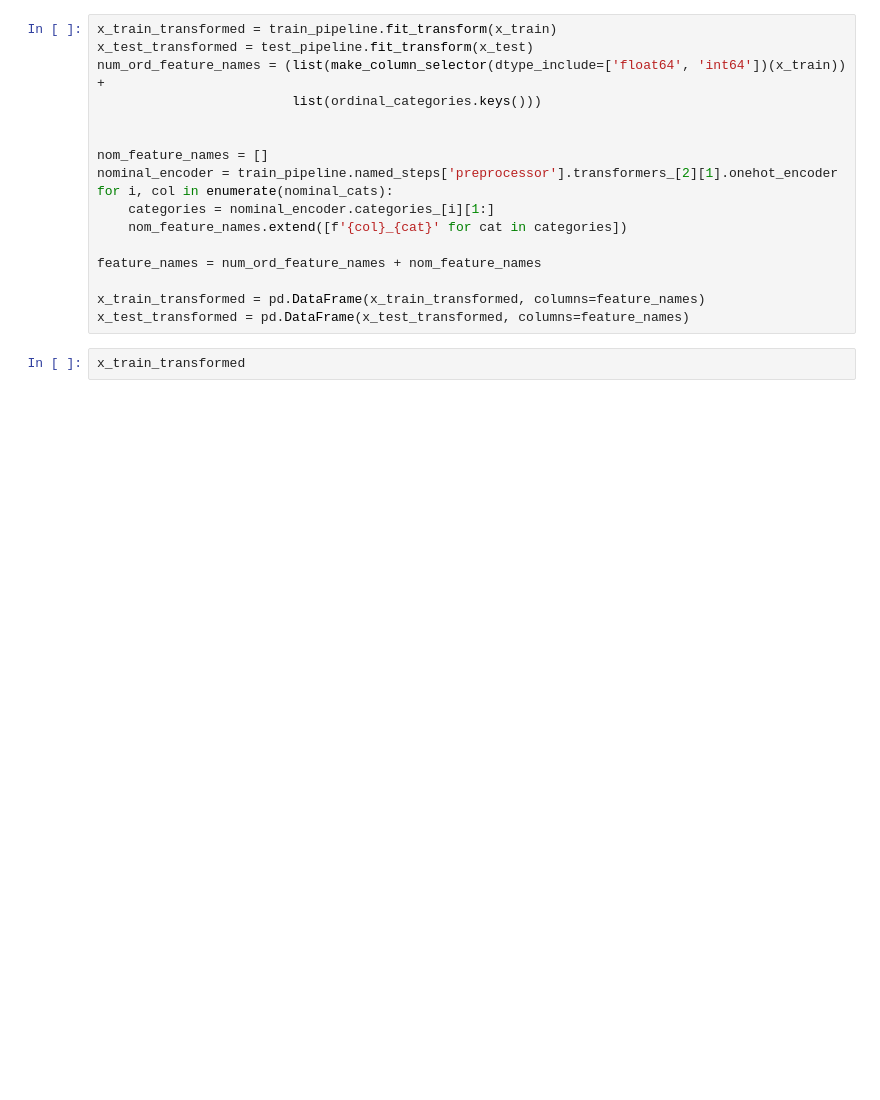
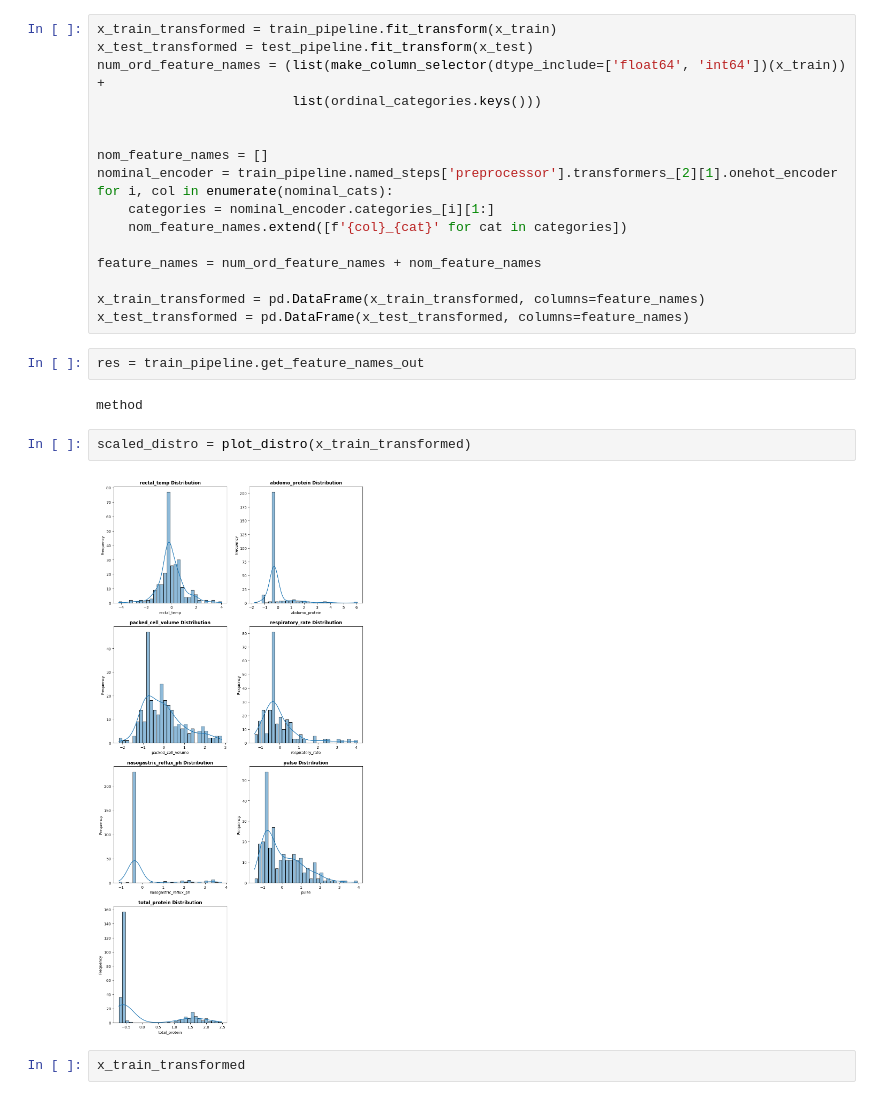
Before and after one commit to MehranZdi/horse_survival, a Jupyter notebook: horse_survival.ipynb, the cells around one changed output. Drawn from its saved outputs; the diff is of its cells as text; blank space fills up the shorter version.

```diff
--- a/horse_survival.ipynb
+++ b/horse_survival.ipynb
@@ -374,6 +379,14 @@ feature_names = num_ord_feature_names + nom_feature_names
 
 x_train_transformed = pd.DataFrame(x_train_transformed, columns=feature_names)
 x_test_transformed = pd.DataFrame(x_test_transformed, columns=feature_names)
+# %%
+res = train_pipeline.get_feature_names_out
+# %% [output]
+method
+# %%
+scaled_distro = plot_distro(x_train_transformed)
+# %% [output]
+[figure, added]
 # %%
 x_train_transformed
 # %% [output]
```
Also changed, not shown: parts of 16 cells of this notebook.
